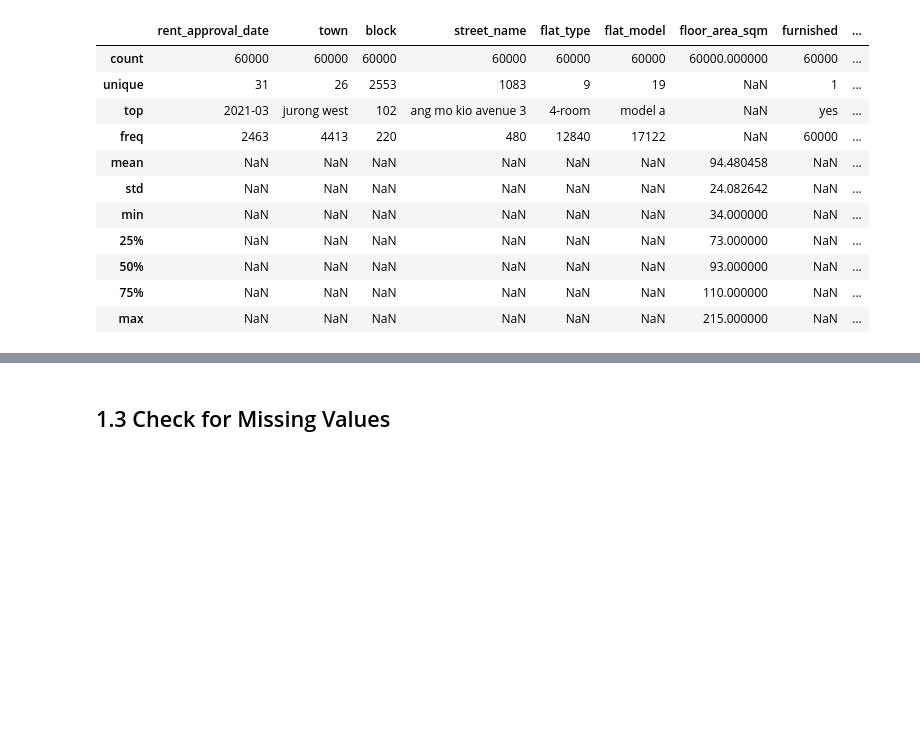
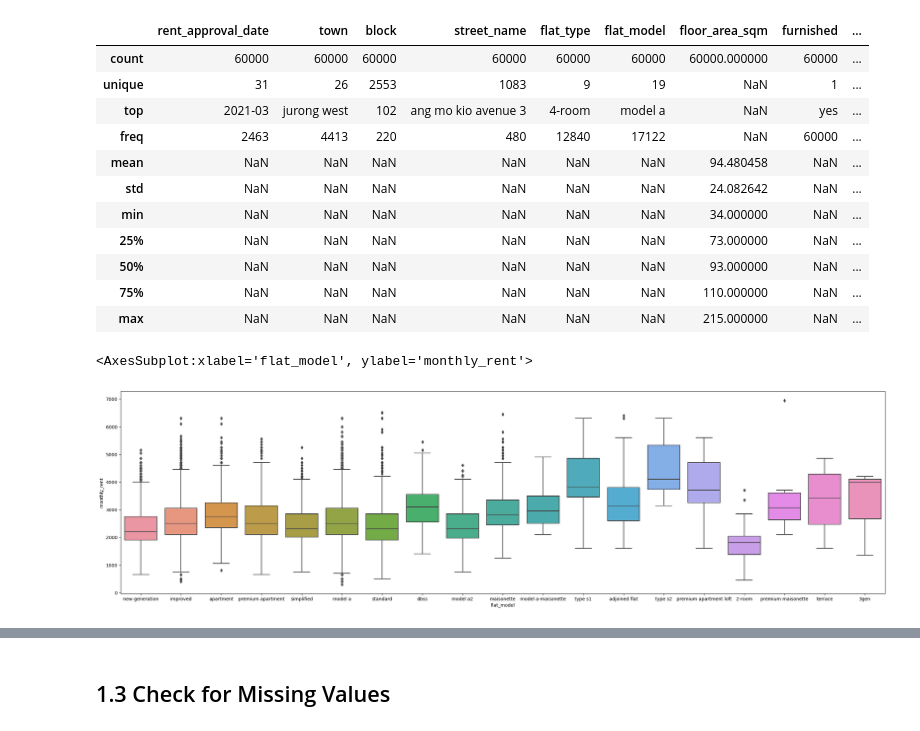
Before and after one commit to Andrewzhang217/CS5228, a Jupyter notebook: EDA.ipynb, the cells around one changed output, grey strips where cells are left out. Saved outputs shown, nothing was run; the diff lists cells and outputs as text; code cells hidden in the pictures; blank space fills up the shorter version.

Commit message:
Added boxplot in EDA

```diff
--- a/EDA.ipynb
+++ b/EDA.ipynb
@@ -42,3 +43,9 @@ new_data.describe(include='all')
 | 50% | NaN | NaN | NaN | NaN | NaN | NaN | 93.000000 | NaN | ... |
 | 75% | NaN | NaN | NaN | NaN | NaN | NaN | 110.000000 | NaN | ... |
 | max | NaN | NaN | NaN | NaN | NaN | NaN | 215.000000 | NaN | ... |
+# %%
+plt.subplots(figsize=(30,8))
+sns.boxplot(x=new_data['flat_model'], y=new_data['monthly_rent'])
+# %% [output]
+<AxesSubplot:xlabel='flat_model', ylabel='monthly_rent'>
+[figure, added]
```
Also changed, not shown: parts of 4 cells of this notebook.
